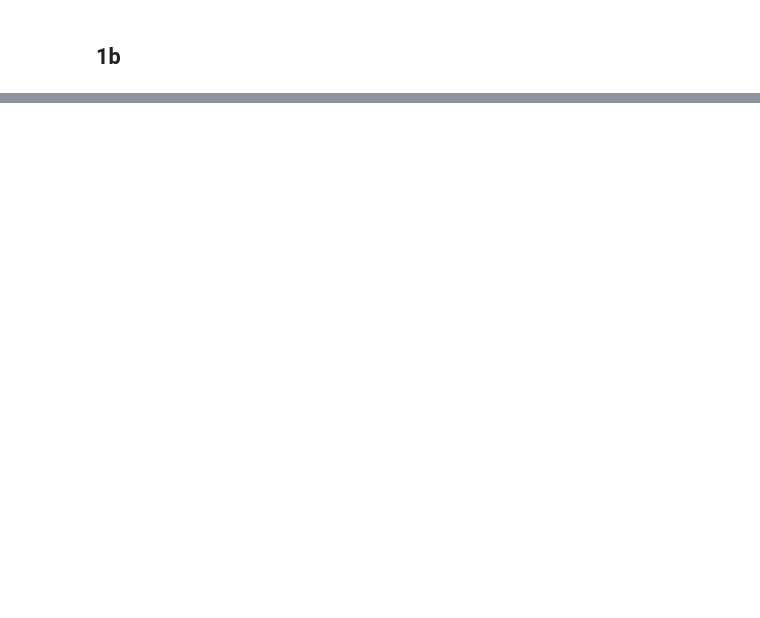
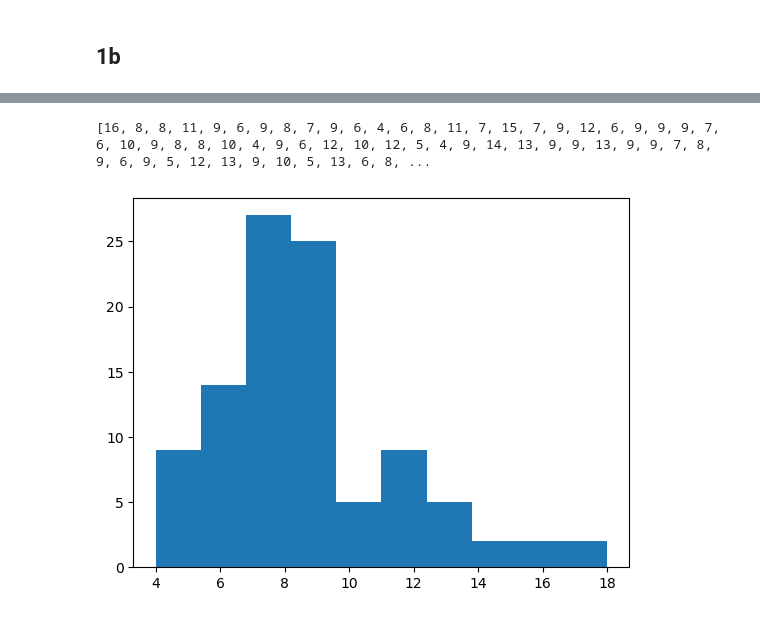
Before and after one commit to aryanbarik/EE-541-Deep-Learning, a Jupyter notebook: hw1/hw1p1.ipynb, the cells around one changed output, grey strips where cells are left out. Cells and saved outputs as stored; diff of their text form; code cells hidden in the pictures; blank space fills up the shorter version.

```diff
--- a/hw1/hw1p1.ipynb
+++ b/hw1/hw1p1.ipynb
@@ -87,0 +95,5 @@ print(heads_streak)
+# %%
+repeat_experiment(100)
+# %% [output]
+[16, 8, 8, 11, 9, 6, 9, 8, 7, 9, 6, 4, 6, 8, 11, 7, 15, 7, 9, 12, 6, 9, 9, 9, 7, 6, 10, 9, 8, 8, 10, 4, 9, 6, 12, 10, 12, 5, 4, 9, 14, 13, 9, 9, 13, 9, 9, 7, 8, 9, 6, 9, 5, 12, 13, 9, 10, 5, 13, 6, 8, ...
+[figure, added]
```
Also changed, not shown: parts of 8 cells of this notebook.
